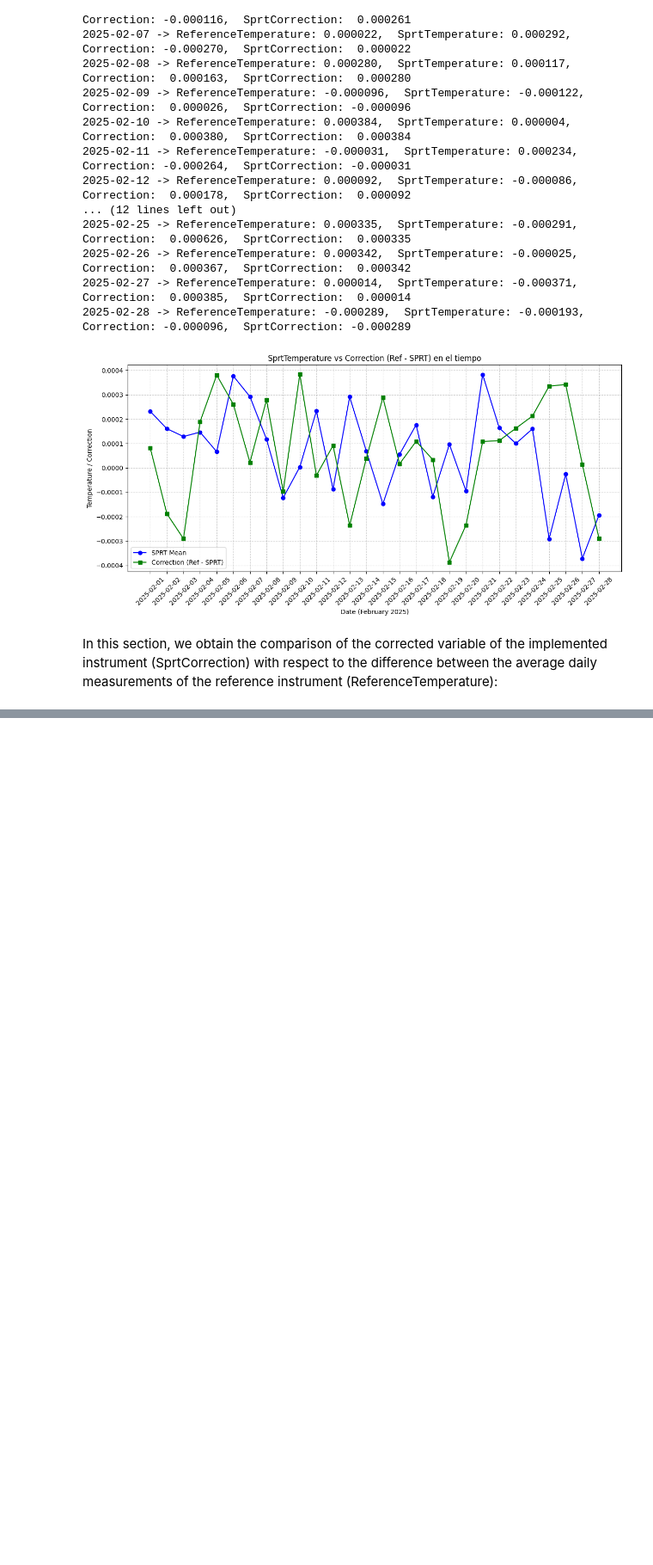
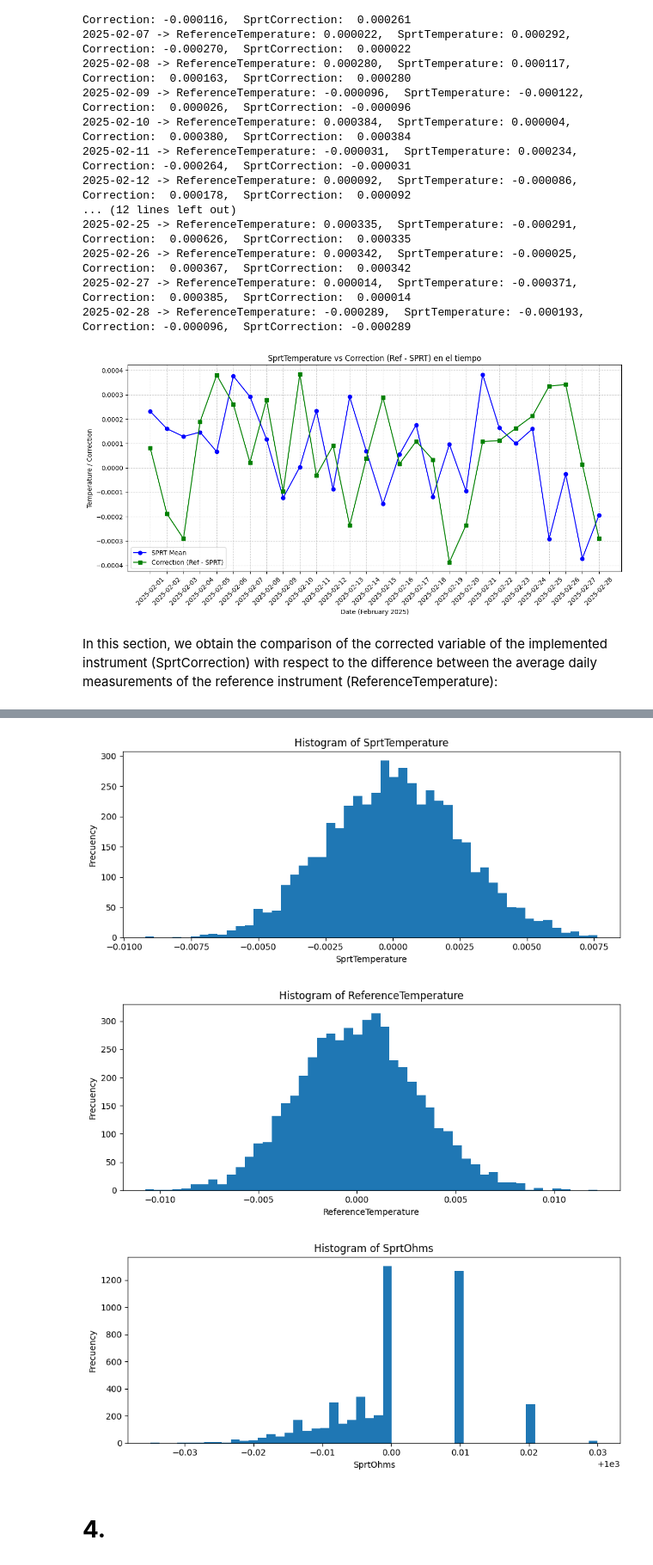
Before and after one commit to hernancardenasposada/MMPC14-1_SCIENTIFIC_PROGRAM, a Jupyter notebook: 1_First_lab.ipynb, the cells around one changed output, grey strips where cells are left out. Shown at 86% size. Saved outputs shown, nothing was run; the diff lists cells and outputs as text; code cells hidden in the pictures; blank space fills up the shorter version.

```diff
--- a/1_First_lab.ipynb
+++ b/1_First_lab.ipynb
@@ -1134,0 +455,80 @@ array([0, 4, 0, 0, 0, 1, 0])
+# %%
+from typing import Optional, List
+from pathlib import Path
+
+class Visualizer:
+
+    def __init__(self, df: pd.DataFrame):
+        self.df = df.copy()
+
+    @classmethod
+    def from_csv(
+        cls,
+        path: Optional[str] = None,
+        sep: str = ",",
+        encoding: str = "utf-8"
+    ):
+
+        candidates: List[Path] = []
+        if path:
+            candidates.append(Path(path))
+
+        candidates += [
+            Path("/content/drive/MyDrive/s_programing/1_DataTime_Point_TPW.csv"),
+            Path("1_DataTime_Point_TPW.csv"),
+        ]
+
+        for p in candidates:
+            if p.is_file():
+                df = pd.read_csv(p, sep=sep, encoding=encoding, low_memory=False)
+                return cls(df)
+
+
+        matches = list(Path(".").rglob("1_DataTime_Point_TPW*.csv"))
+        if matches:
+            df = pd.read_csv(matches[0], sep=sep, encoding=encoding, low_memory=False)
+            return cls(df)
+
+
+
+    def histogram(self, value_col: str, bins: int = 30, title: Optional[str] = None) -> None:
+
+        if value_col not in self.df.columns:
+            print(f"column message '{value_col}' does not exist in the DataFrame")
+            return
+
+        serie = self.df[value_col]
+        if not np.issubdtype(serie.dtype, np.number):
+            serie = pd.to_numeric(serie, errors="coerce")
+        serie = serie.dropna()
+
+        if serie.empty:
+            print(f"No numerical data available  '{value_col}'.")
+            return
+
+        plt.figure(figsize=(9, 4))
+        plt.hist(serie, bins=bins)
+        plt.title(title or f"Histogram of {value_col}")
+        plt.xlabel(value_col)
+        plt.ylabel("Frecuency")
+        plt.tight_layout()
+        plt.show()
+
+    def histograms(self, cols: List[str], bins: int = 30) -> None:
+
+        for col in cols:
+            self.histogram(col, bins=bins)
+
+if __name__ == "__main__":
+
+    viz = Visualizer.from_csv("/content/drive/MyDrive/s_programing/1_DataTime_Point_TPW.csv")
+
+    viz.histograms(
+        ["SprtTemperature", "ReferenceTemperature", "SprtOhms"],
+        bins=50 )
+# %% [output]
+[figure, added]
+[figure, added]
+[figure, added]
+# %% [markdown]
+# **4.**
```
Also changed, not shown: parts of 45 cells of this notebook.
